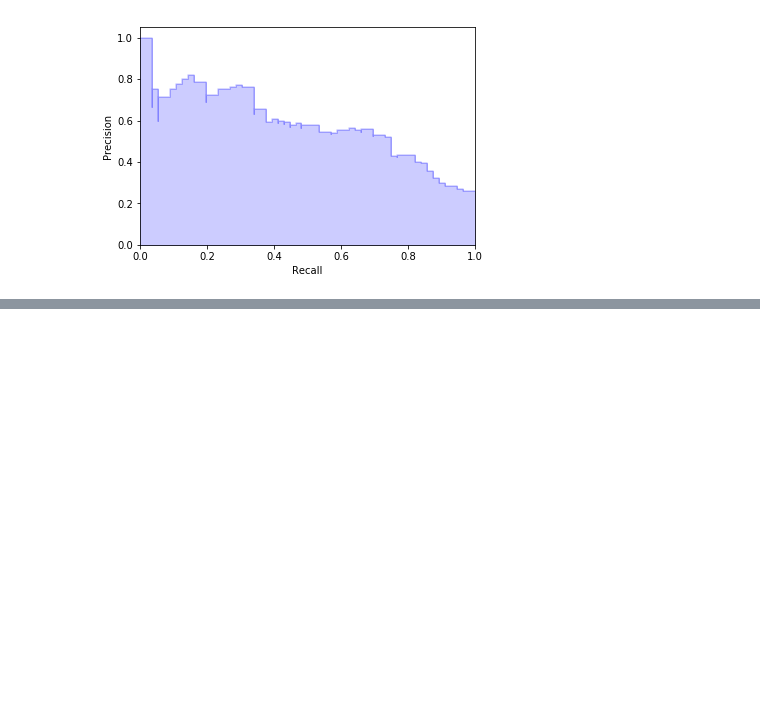
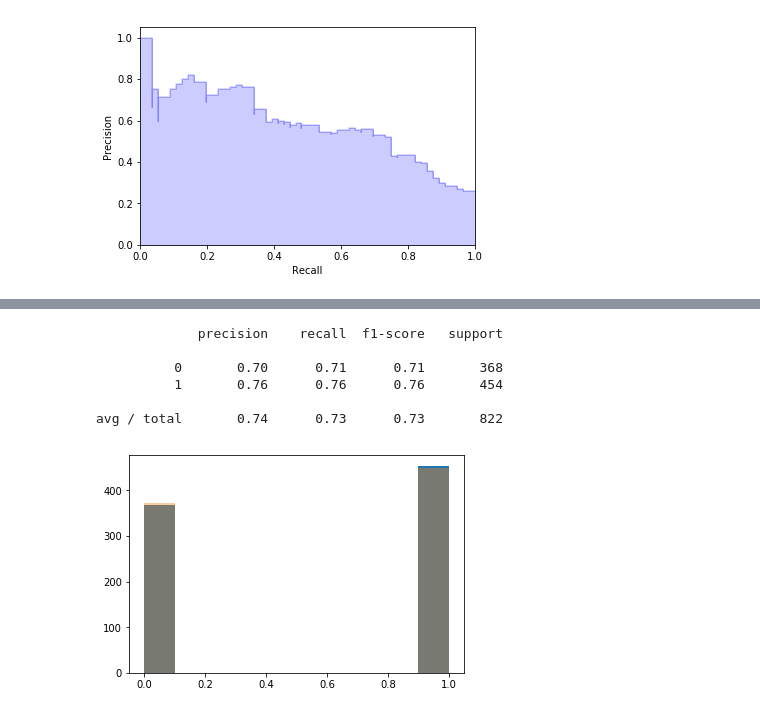
Before and after one commit to KeepFloyding/IP-research, a Jupyter notebook: Predict_Churn/teacher_churn/prediction/Baseline Prediction.ipynb, the cells around one changed output, grey strips where cells are left out. Drawn from its saved outputs; the diff is of its cells as text; code cells hidden in the pictures; blank space fills up the shorter version.

```diff
--- a/Predict_Churn/teacher_churn/prediction/Baseline Prediction.ipynb
+++ b/Predict_Churn/teacher_churn/prediction/Baseline Prediction.ipynb
@@ -581,0 +731,22 @@ average_precision_score(y_test,y_score[:,1])
+# %%
+# Classifier
+clf = RF(n_estimators=100,random_state=42)
+clf.fit(X_train,y_train)
+
+# Predict
+y_pred = clf.predict(X_test)
+y_score = clf.predict_proba(X_test)
+
+# Evaluate
+plt.hist(y_pred)
+plt.hist(y_test,alpha= 0.4)
+
+print(classification_report(y_pred,y_test))
+# %% [output]
+             precision    recall  f1-score   support
+
+          0       0.70      0.71      0.71       368
+          1       0.76      0.76      0.76       454
+
+avg / total       0.74      0.73      0.73       822
+[figure, added]
```
Also changed, not shown: parts of 13 cells of this notebook, 15 other files.
